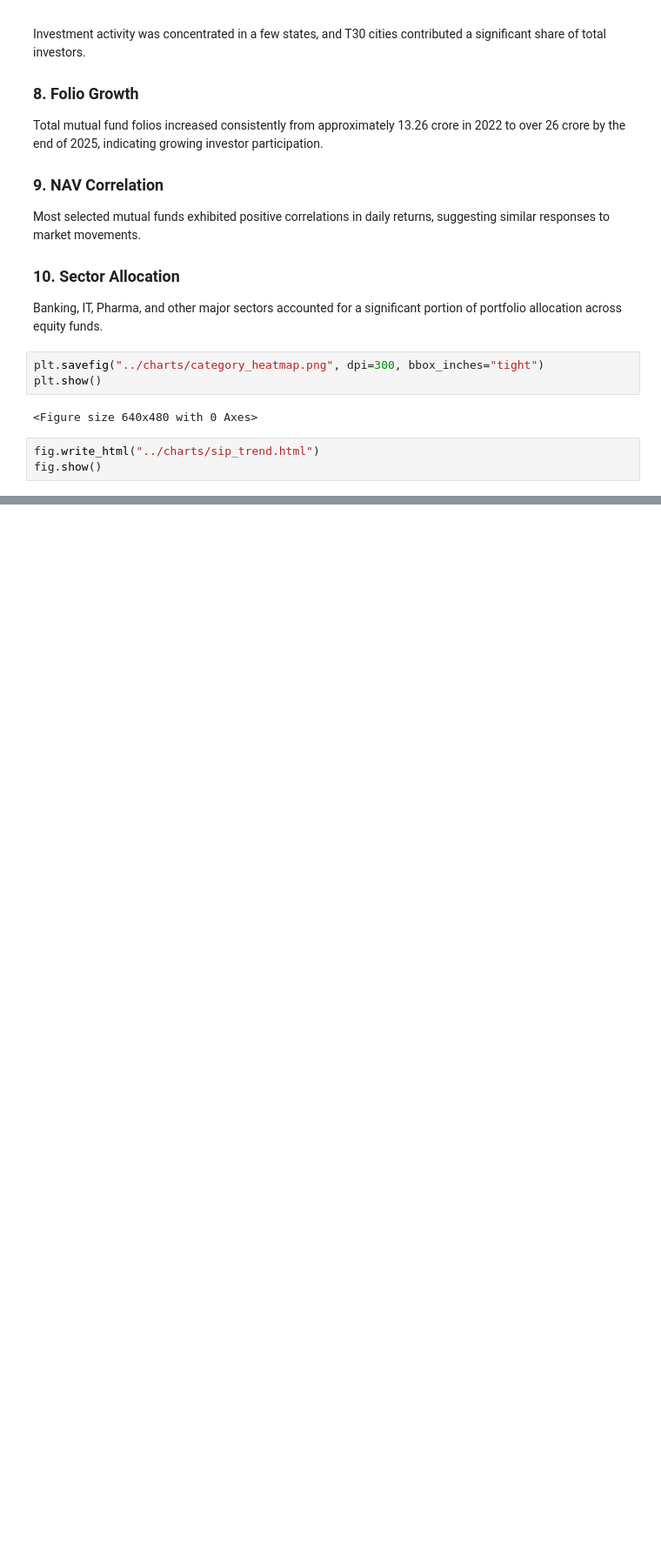
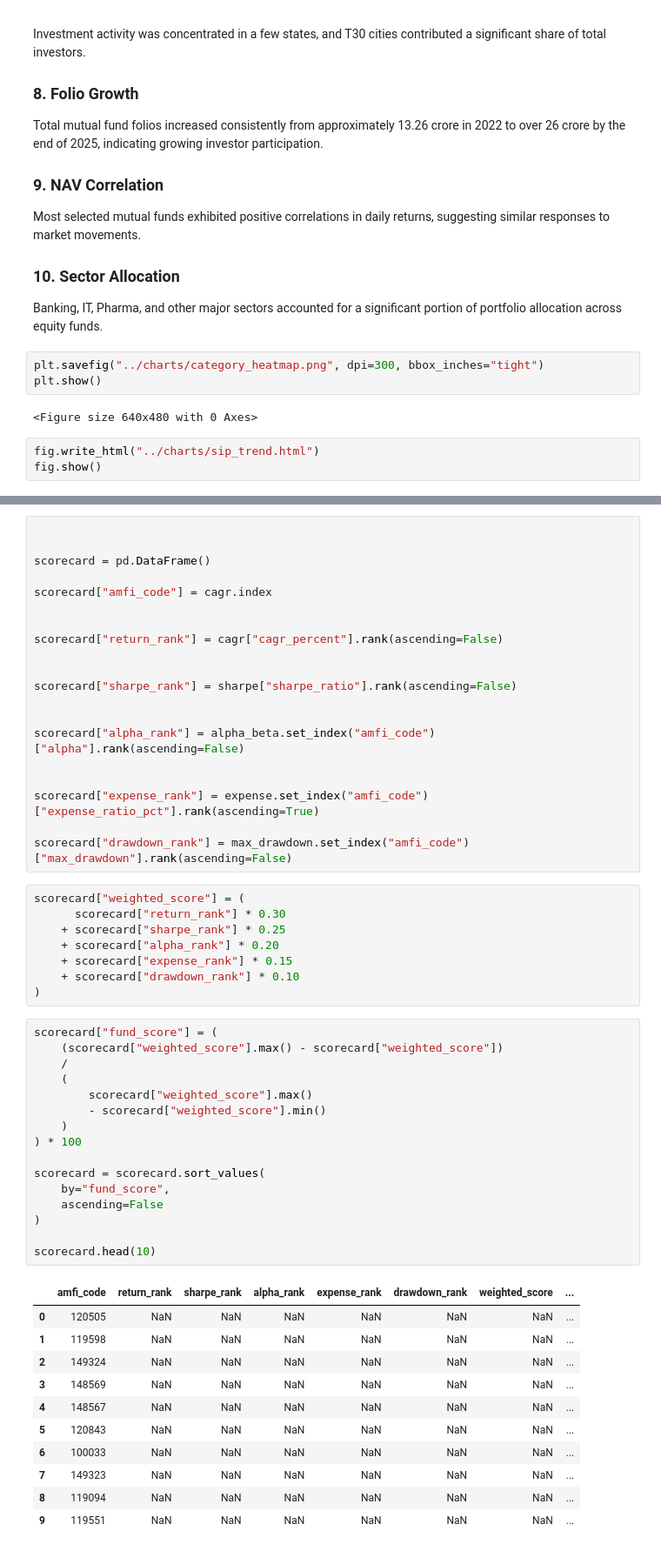
Before and after one commit to ashiksaju/mutualfunds_capstone, a Jupyter notebook: notebook/EDAAnalysis.ipynb, the cells around one changed output, grey strips where cells are left out. Shown at 87% size. Drawn from its saved outputs; the diff is of its cells as text; blank space fills up the shorter version.

```diff
--- a/notebook/EDAAnalysis.ipynb
+++ b/notebook/EDAAnalysis.ipynb
@@ -677,0 +949,56 @@ fig.show()
+# %%
+
+
+scorecard = pd.DataFrame()
+
+scorecard["amfi_code"] = cagr.index
+
+
+scorecard["return_rank"] = cagr["cagr_percent"].rank(ascending=False)
+
+
+scorecard["sharpe_rank"] = sharpe["sharpe_ratio"].rank(ascending=False)
+
+
+scorecard["alpha_rank"] = alpha_beta.set_index("amfi_code")["alpha"].rank(ascending=False)
+
+
+scorecard["expense_rank"] = expense.set_index("amfi_code")["expense_ratio_pct"].rank(ascending=True)
+
+scorecard["drawdown_rank"] = max_drawdown.set_index("amfi_code")["max_drawdown"].rank(ascending=False)
+# %%
+scorecard["weighted_score"] = (
+      scorecard["return_rank"] * 0.30
+    + scorecard["sharpe_rank"] * 0.25
+    + scorecard["alpha_rank"] * 0.20
+    + scorecard["expense_rank"] * 0.15
+    + scorecard["drawdown_rank"] * 0.10
+)
+# %%
+scorecard["fund_score"] = (
+    (scorecard["weighted_score"].max() - scorecard["weighted_score"])
+    /
+    (
+        scorecard["weighted_score"].max()
+        - scorecard["weighted_score"].min()
+    )
+) * 100
+
+scorecard = scorecard.sort_values(
+    by="fund_score",
+    ascending=False
+)
+
+scorecard.head(10)
+# %% [output]
+|  | amfi_code | return_rank | sharpe_rank | alpha_rank | expense_rank | drawdown_rank | weighted_score | ... |
+| 0 | 120505 | NaN | NaN | NaN | NaN | NaN | NaN | ... |
+| 1 | 119598 | NaN | NaN | NaN | NaN | NaN | NaN | ... |
+| 2 | 149324 | NaN | NaN | NaN | NaN | NaN | NaN | ... |
+| 3 | 148569 | NaN | NaN | NaN | NaN | NaN | NaN | ... |
+| 4 | 148567 | NaN | NaN | NaN | NaN | NaN | NaN | ... |
+| 5 | 120843 | NaN | NaN | NaN | NaN | NaN | NaN | ... |
+| 6 | 100033 | NaN | NaN | NaN | NaN | NaN | NaN | ... |
+| 7 | 149323 | NaN | NaN | NaN | NaN | NaN | NaN | ... |
+| 8 | 119094 | NaN | NaN | NaN | NaN | NaN | NaN | ... |
+| 9 | 119551 | NaN | NaN | NaN | NaN | NaN | NaN | ... |
```
Also changed, not shown: parts of 51 cells of this notebook, 9 other files.
